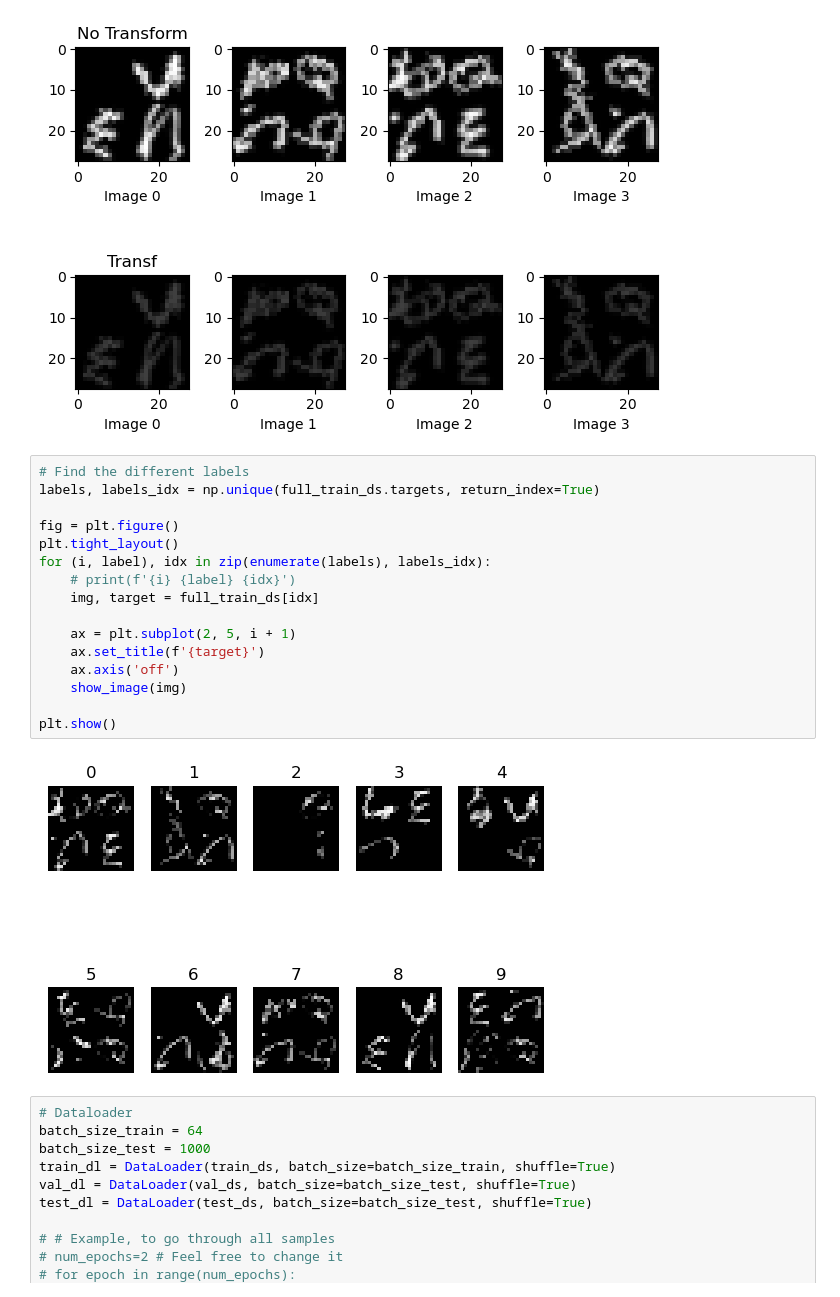
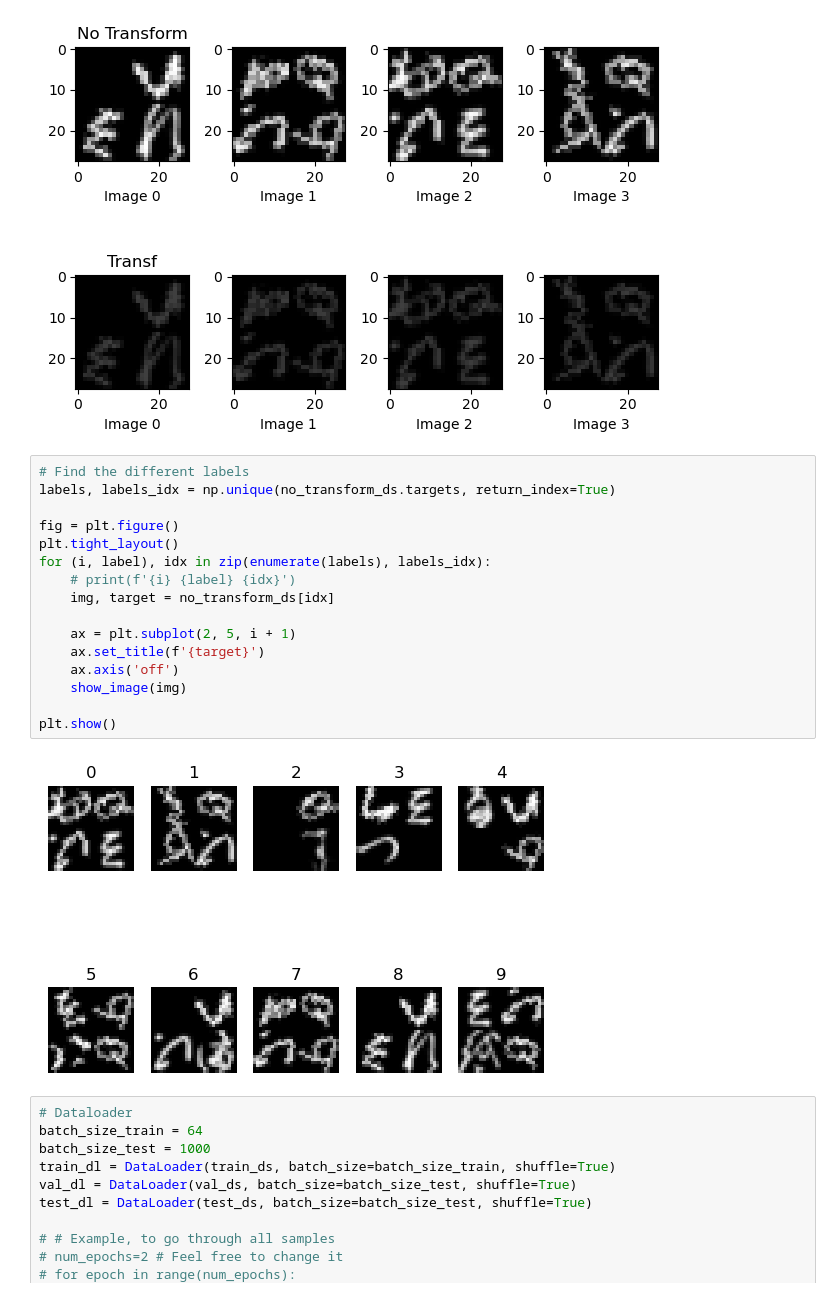
Before and after one commit to Syoris/ECSE-551, a Jupyter notebook: MP3/MP3_Charles.ipynb, the cells around one changed output. Cells and saved outputs as stored; diff of their text form.

```diff
--- a/MP3/MP3_Charles.ipynb
+++ b/MP3/MP3_Charles.ipynb
@@ -251,22 +258,22 @@ plt.show()
 [figure]
 # %%
 # Find the different labels
-labels, labels_idx = np.unique(full_train_ds.targets, return_index=True)
+labels, labels_idx = np.unique(no_transform_ds.targets, return_index=True)
 
 fig = plt.figure()
 plt.tight_layout()
 for (i, label), idx in zip(enumerate(labels), labels_idx):
     # print(f'{i} {label} {idx}')
-    img, target = full_train_ds[idx]
+    img, target = no_transform_ds[idx]
 
     ax = plt.subplot(2, 5, i + 1)
     ax.set_title(f'{target}')
     ax.axis('off')
     show_image(img)
 
 plt.show()
 # %% [output]
-[figure, old version]
+[figure, new version]
 # %%
 # Dataloader
 batch_size_train = 64
```
Also changed, not shown: parts of 1 cell of this notebook, 1 other file.
